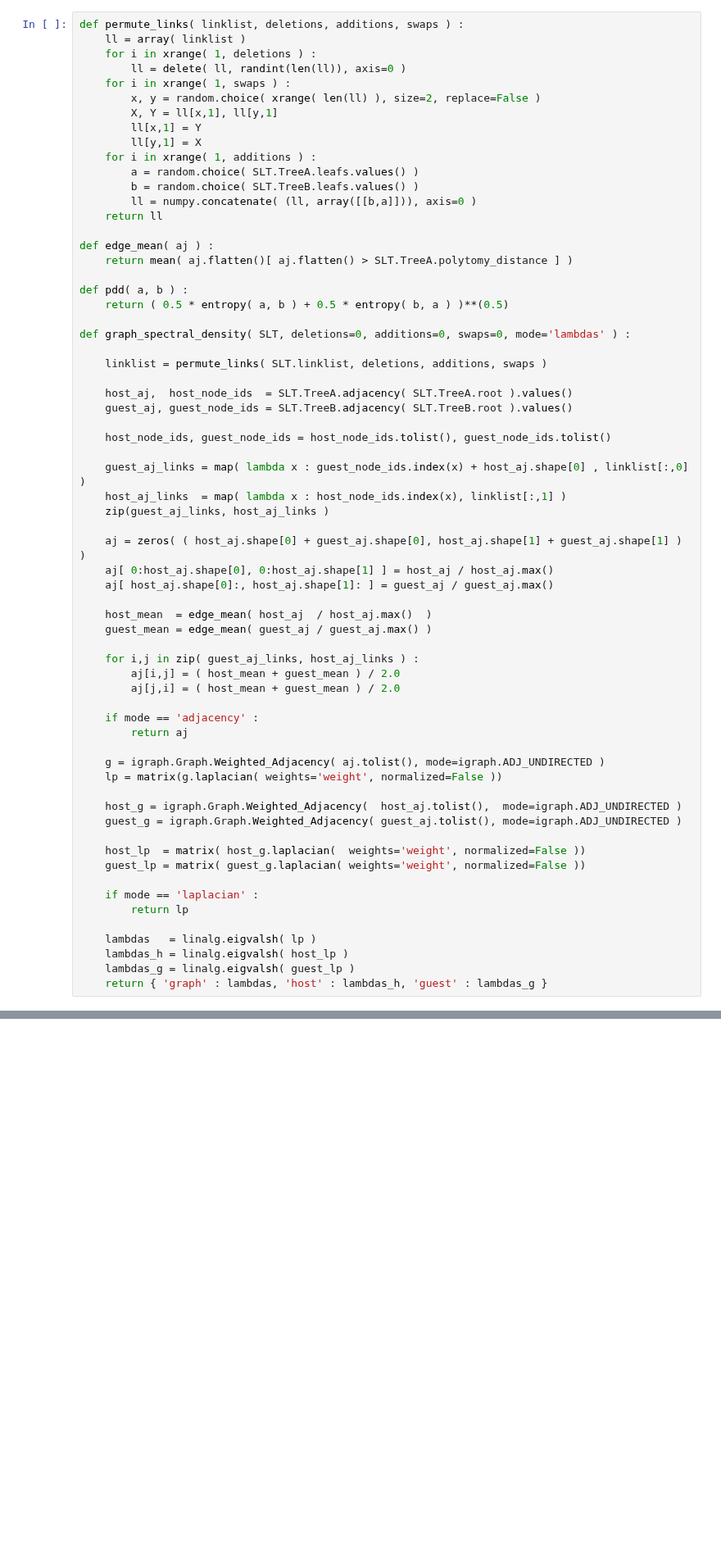
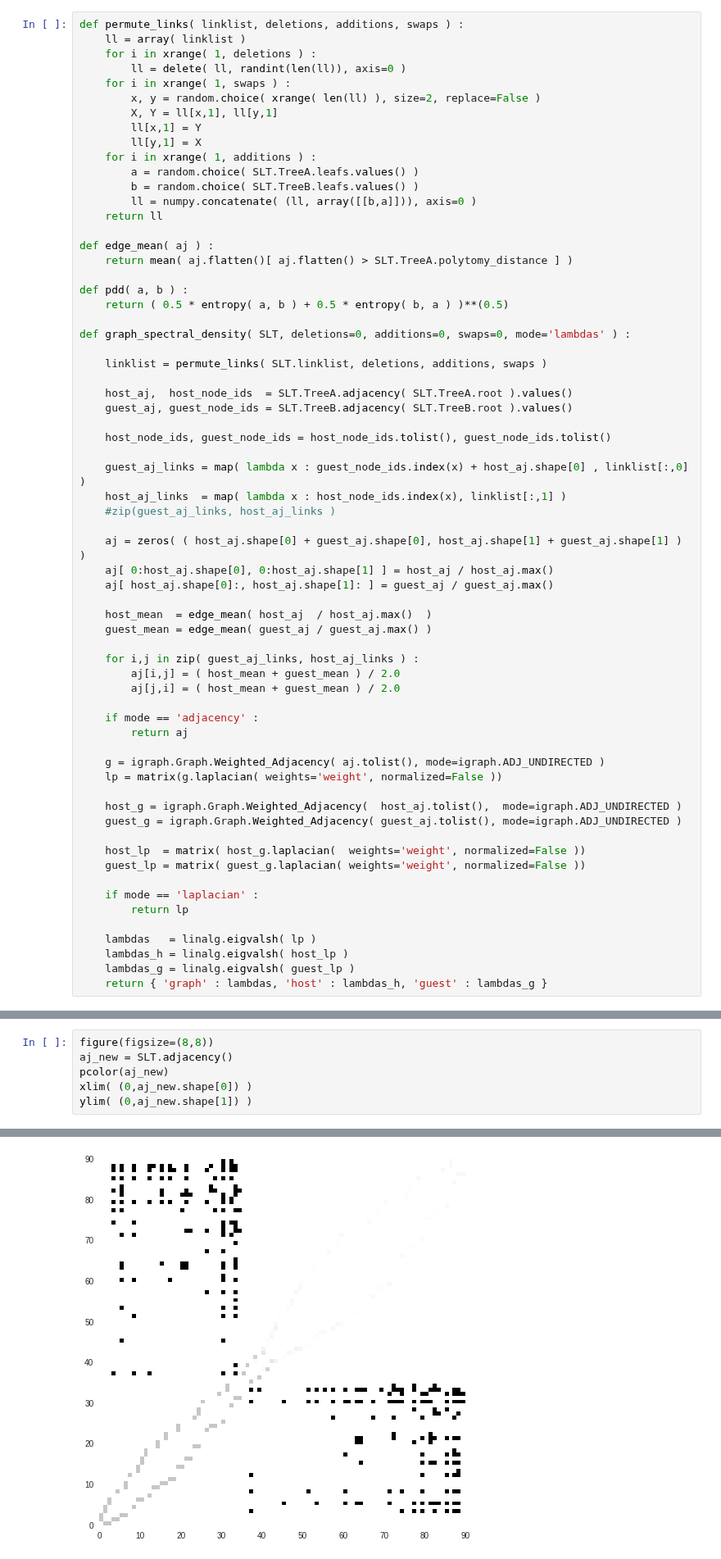
Before and after one commit to ryneches/SuchTree, a Jupyter notebook: example_3.ipynb, the cells around one changed output, grey strips where cells are left out. Shown at 82% size. Cells and saved outputs as stored; diff of their text form; blank space fills up the shorter version.

Commit message:
graph Laplacian for SuchLinkedTrees

```diff
--- a/example_3.ipynb
+++ b/example_3.ipynb
@@ -207,7 +207,7 @@ def graph_spectral_density( SLT, deletions=0, additions=0, swaps=0, mode='lambda
 
     guest_aj_links = map( lambda x : guest_node_ids.index(x) + host_aj.shape[0] , linklist[:,0] )
     host_aj_links  = map( lambda x : host_node_ids.index(x), linklist[:,1] )
-    zip(guest_aj_links, host_aj_links )
+    #zip(guest_aj_links, host_aj_links )
 
     aj = zeros( ( host_aj.shape[0] + guest_aj.shape[0], host_aj.shape[1] + guest_aj.shape[1] ) )
     aj[ 0:host_aj.shape[0], 0:host_aj.shape[1] ] = host_aj / host_aj.max()
@@ -725,0 +732,7 @@ T2.laplacian( node=3000 )['laplacian']
+# %%
+figure(figsize=(8,8))
+aj_new = SLT.adjacency()
+pcolor(aj_new)
+xlim( (0,aj_new.shape[0]) )
+ylim( (0,aj_new.shape[1]) )
+# %% [output]
@@ -725,0 +741 @@ T2.laplacian( node=3000 )['laplacian']
+[figure, added]
```
Also changed, not shown: parts of 6 cells of this notebook, 1 other file.
